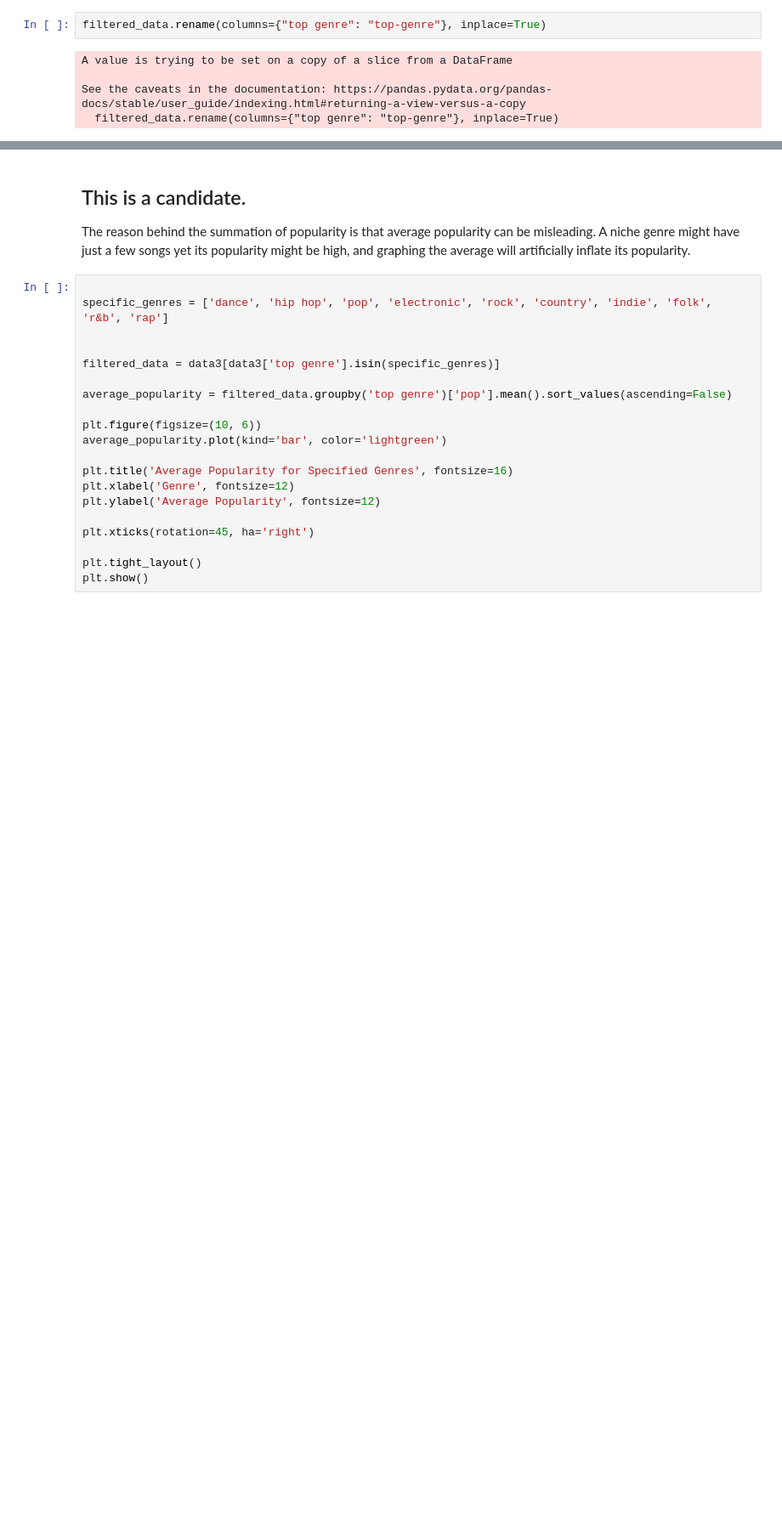
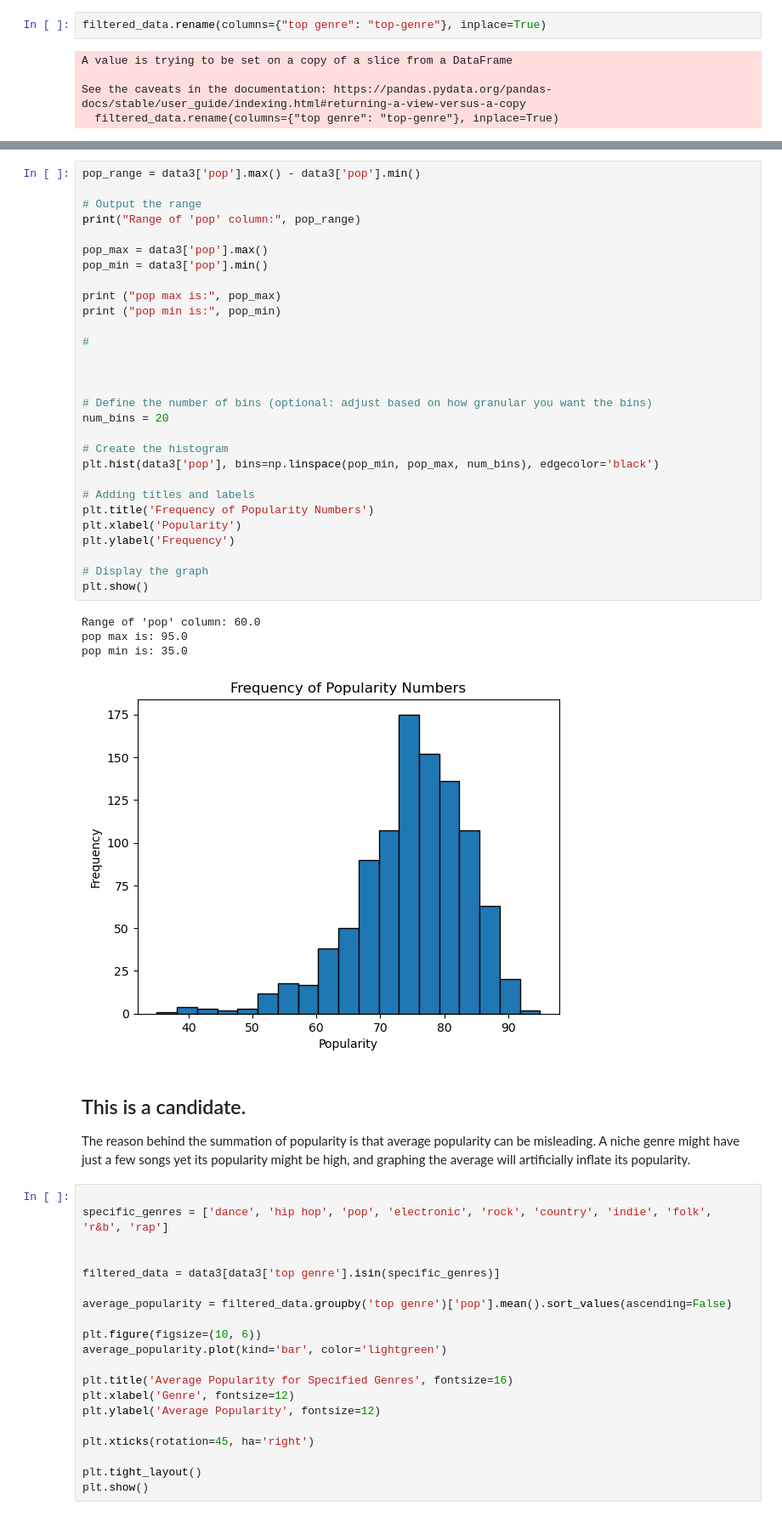
Before and after one commit to MaggieLam2003/Info3300-Project1, a Jupyter notebook: data_filtering.ipynb, the cells around one changed output, grey strips where cells are left out. Shown at 85% size. Saved outputs shown, nothing was run; the diff lists cells and outputs as text; blank space fills up the shorter version.

Commit message:
added a popularity change for the radius

```diff
--- a/data_filtering.ipynb
+++ b/data_filtering.ipynb
@@ -148,6 +148,40 @@ plt.tight_layout()
 plt.show()
 # %% [output]
 [figure]
+# %%
+pop_range = data3['pop'].max() - data3['pop'].min()
+
+# Output the range
+print("Range of 'pop' column:", pop_range)
+
+pop_max = data3['pop'].max()
+pop_min = data3['pop'].min()
+
+print ("pop max is:", pop_max)
+print ("pop min is:", pop_min)
+
+#
+
+
+
+# Define the number of bins (optional: adjust based on how granular you want the bins)
+num_bins = 20
+
+# Create the histogram
+plt.hist(data3['pop'], bins=np.linspace(pop_min, pop_max, num_bins), edgecolor='black')
+
+# Adding titles and labels
+plt.title('Frequency of Popularity Numbers')
+plt.xlabel('Popularity')
+plt.ylabel('Frequency')
+
+# Display the graph
+plt.show()
+# %% [output]
+Range of 'pop' column: 60.0
+pop max is: 95.0
+pop min is: 35.0
+[figure, added]
 # %% [markdown]
 ## This is a candidate.
 The reason behind the summation of popularity is that average popularity can be misleading. A niche genre might have just a few songs yet its popularity might be high, and graphing the average will artificially inflate its popularity.
```
Also changed, not shown: parts of 3 cells of this notebook, 1 other file.
